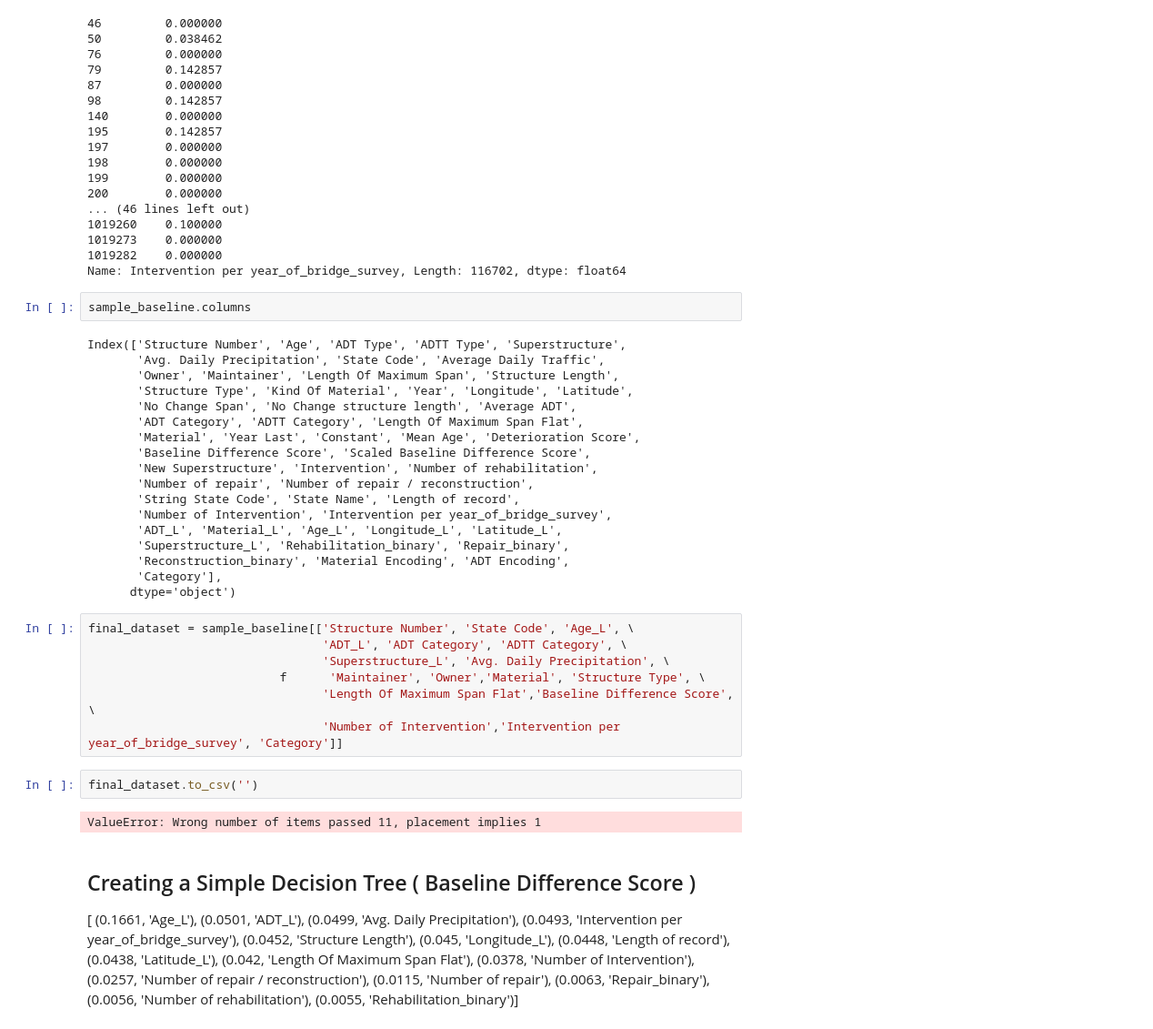
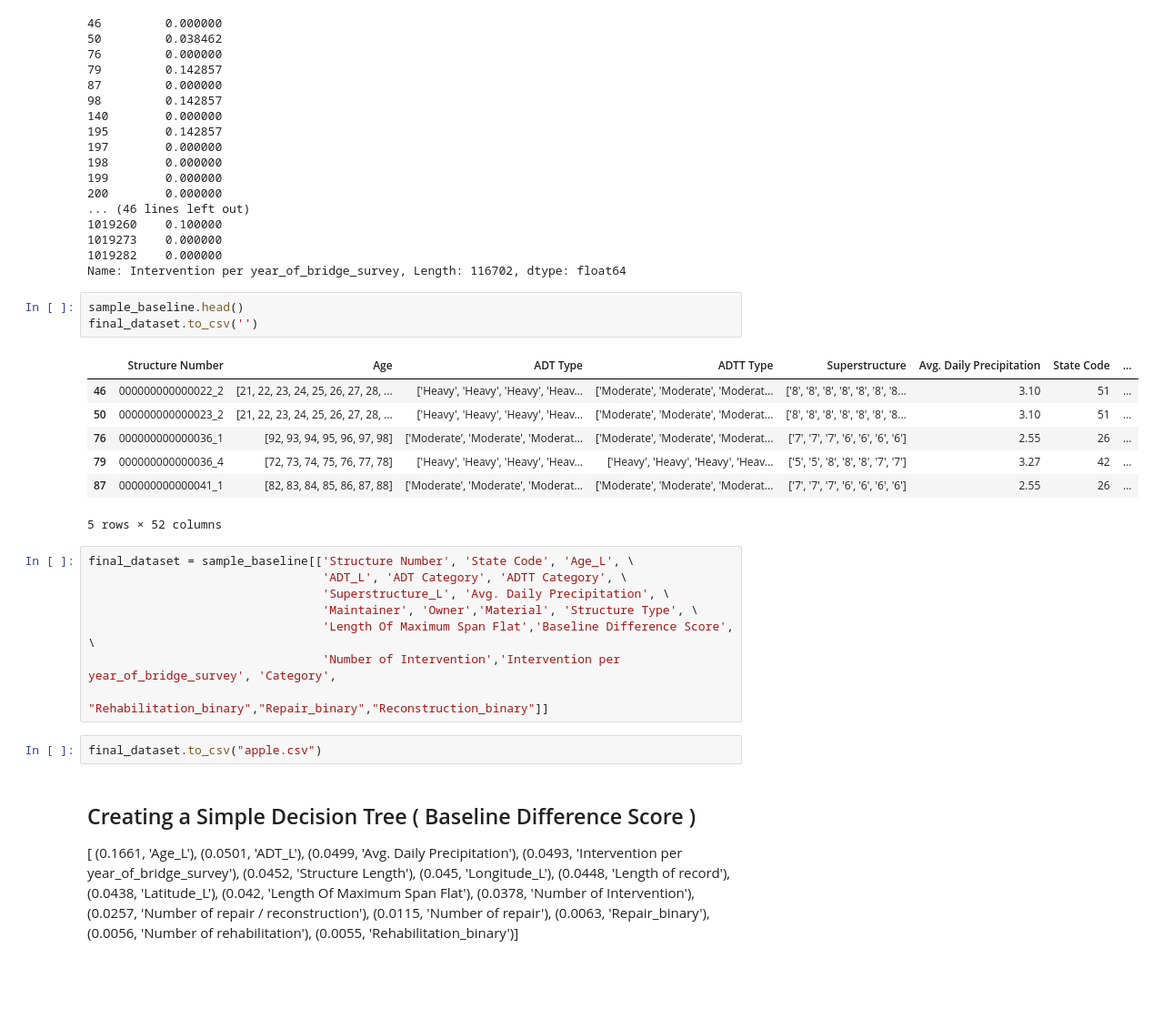
Before and after one commit to kaleoyster/nbi-predictive-analysis, a Jupyter notebook: Exploration of NBI data from maintenance stand point of view.ipynb, the cells around one changed output. Shown at 91% size. Drawn from its saved outputs; the diff is of its cells as text; blank space fills up the shorter version.

```diff
--- a/Exploration of NBI data from maintenance stand point of view.ipynb
+++ b/Exploration of NBI data from maintenance stand point of view.ipynb
@@ -488,37 +496,27 @@ sample_baseline['Intervention per year_of_bridge_survey']
 1019273    0.000000
 1019282    0.000000
 Name: Intervention per year_of_bridge_survey, Length: 116702, dtype: float64
-# %%
-sample_baseline.columns
-# %% [output]
-Index(['Structure Number', 'Age', 'ADT Type', 'ADTT Type', 'Superstructure',
-       'Avg. Daily Precipitation', 'State Code', 'Average Daily Traffic',
-       'Owner', 'Maintainer', 'Length Of Maximum Span', 'Structure Length',
-       'Structure Type', 'Kind Of Material', 'Year', 'Longitude', 'Latitude',
-       'No Change Span', 'No Change structure length', 'Average ADT',
-       'ADT Category', 'ADTT Category', 'Length Of Maximum Span Flat',
-       'Material', 'Year Last', 'Constant', 'Mean Age', 'Deterioration Score',
-       'Baseline Difference Score', 'Scaled Baseline Difference Score',
-       'New Superstructure', 'Intervention', 'Number of rehabilitation',
-       'Number of repair', 'Number of repair / reconstruction',
-       'String State Code', 'State Name', 'Length of record',
-       'Number of Intervention', 'Intervention per year_of_bridge_survey',
-       'ADT_L', 'Material_L', 'Age_L', 'Longitude_L', 'Latitude_L',
-       'Superstructure_L', 'Rehabilitation_binary', 'Repair_binary',
-       'Reconstruction_binary', 'Material Encoding', 'ADT Encoding',
-       'Category'],
-      dtype='object')
+# %%
+sample_baseline.head()
+final_dataset.to_csv('')
+# %% [output]
+|  | Structure Number | Age | ADT Type | ADTT Type | Superstructure | Avg. Daily Precipitation | State Code | ... |
+| 46 | 000000000000022_2 | [21, 22, 23, 24, 25, 26, 27, 28, ... | ['Heavy', 'Heavy', 'Heavy', 'Heav... | ['Moderate', 'Moderate', 'Moderat... | ['8', '8', '8', '8', '8', '8', '8... | 3.10 | 51 | ... |
+| 50 | 000000000000023_2 | [21, 22, 23, 24, 25, 26, 27, 28, ... | ['Heavy', 'Heavy', 'Heavy', 'Heav... | ['Moderate', 'Moderate', 'Moderat... | ['8', '8', '8', '8', '8', '8', '8... | 3.10 | 51 | ... |
+| 76 | 000000000000036_1 | [92, 93, 94, 95, 96, 97, 98] | ['Moderate', 'Moderate', 'Moderat... | ['Moderate', 'Moderate', 'Moderat... | ['7', '7', '7', '6', '6', '6', '6'] | 2.55 | 26 | ... |
+| 79 | 000000000000036_4 | [72, 73, 74, 75, 76, 77, 78] | ['Heavy', 'Heavy', 'Heavy', 'Heav... | ['Heavy', 'Heavy', 'Heavy', 'Heav... | ['5', '5', '8', '8', '8', '7', '7'] | 3.27 | 42 | ... |
+| 87 | 000000000000041_1 | [82, 83, 84, 85, 86, 87, 88] | ['Moderate', 'Moderate', 'Moderat... | ['Moderate', 'Moderate', 'Moderat... | ['7', '7', '7', '6', '6', '6', '6'] | 2.55 | 26 | ... |
+5 rows × 52 columns
 # %%
 final_dataset = sample_baseline[['Structure Number', 'State Code', 'Age_L', \
                                  'ADT_L', 'ADT Category', 'ADTT Category', \
                                  'Superstructure_L', 'Avg. Daily Precipitation', \
-                           f      'Maintainer', 'Owner','Material', 'Structure Type', \
+                                 'Maintainer', 'Owner','Material', 'Structure Type', \
                                  'Length Of Maximum Span Flat','Baseline Difference Score', \
-                                 'Number of Intervention','Intervention per year_of_bridge_survey', 'Category']]
+                                 'Number of Intervention','Intervention per year_of_bridge_survey', 'Category',
+                                "Rehabilitation_binary","Repair_binary","Reconstruction_binary"]]
 # %%
-final_dataset.to_csv('')
+final_dataset.to_csv("apple.csv")
-# %% [output]
-ValueError: Wrong number of items passed 11, placement implies 1
 # %% [markdown]
 ## Creating a Simple Decision Tree ( Baseline Difference Score )
 [ (0.1661, 'Age_L'), (0.0501, 'ADT_L'), (0.0499, 'Avg. Daily Precipitation'), (0.0493, 'Intervention per year_of_bridge_survey'), (0.0452, 'Structure Length'), (0.045, 'Longitude_L'), (0.0448, 'Length of record'), (0.0438, 'Latitude_L'), (0.042, 'Length Of Maximum Span Flat'), (0.0378, 'Number of Intervention'), (0.0257, 'Number of repair / reconstruction'), (0.0115, 'Number of repair'), (0.0063, 'Repair_binary'), (0.0056, 'Number of rehabilitation'), (0.0055, 'Rehabilitation_binary')]
```
Also changed, not shown: parts of 1 cell of this notebook, 4 other files.
